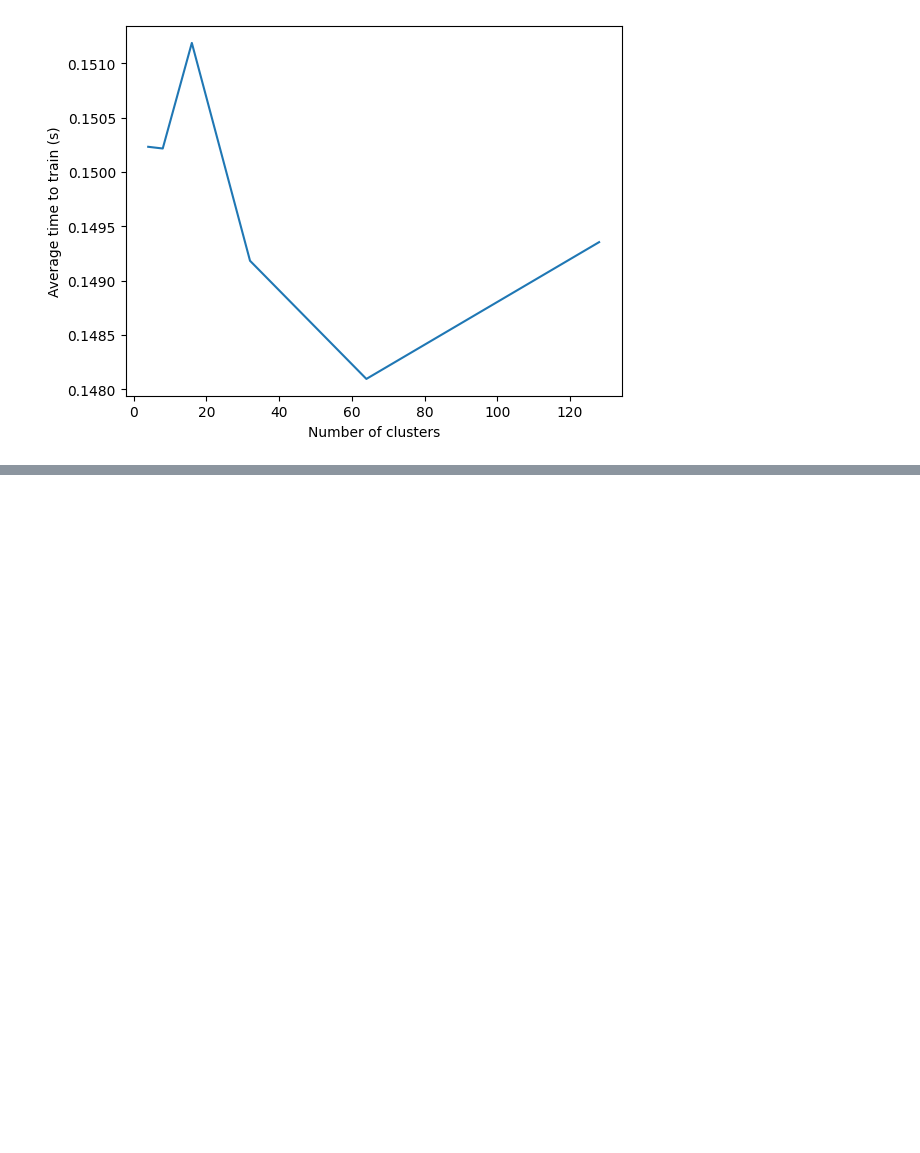
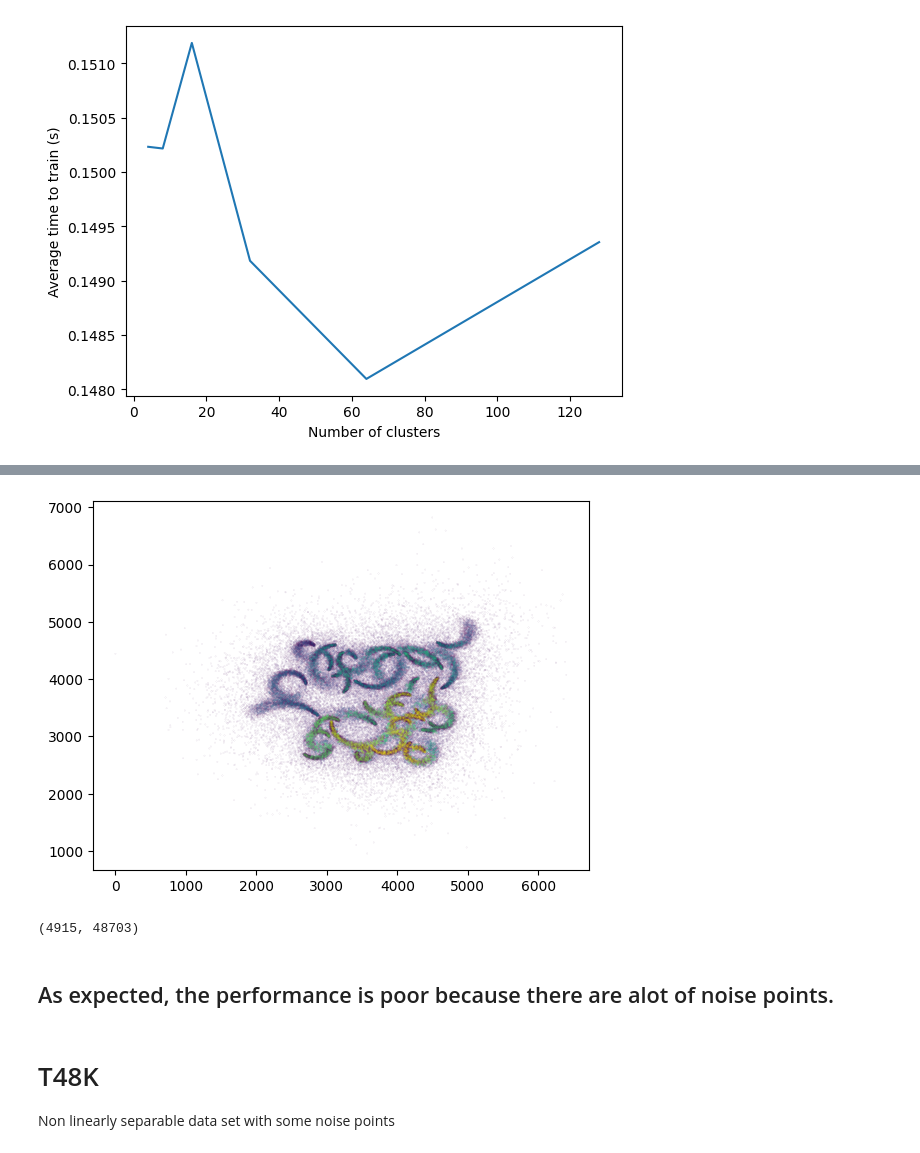
Before and after one commit to mk43v3r/SC4020-Data-Analytics, a Jupyter notebook: HDBSCAN.ipynb, the cells around one changed output, grey strips where cells are left out. Saved outputs shown, nothing was run; the diff lists cells and outputs as text; code cells hidden in the pictures; blank space fills up the shorter version.

```diff
--- a/HDBSCAN.ipynb
+++ b/HDBSCAN.ipynb
@@ -193,0 +242,18 @@ plt.plot(cluster_counts, cc_average_times)
+# %%
+hdb = HDBSCAN()
+worms_predictions = hdb.fit_predict(worms_arr)
+plt.scatter(xs, ys, c=worms_predictions, s=0.001)
+plt.show()
+# %% [output]
+[figure, added]
+# %%
+len(set(worms_predictions)), sum(1 if i == -1 else 0 for i in worms_predictions)
+# It has 4915 clusters and 48703 points labeled as "noise"
+# %% [output]
+(4915, 48703)
+# %% [markdown]
+## As expected, the performance is poor because there are alot of noise points.
+# %% [markdown]
+# T48K
+
+Non linearly separable data set with some noise points
```
Also changed, not shown: parts of 29 cells of this notebook, 1 other file.
